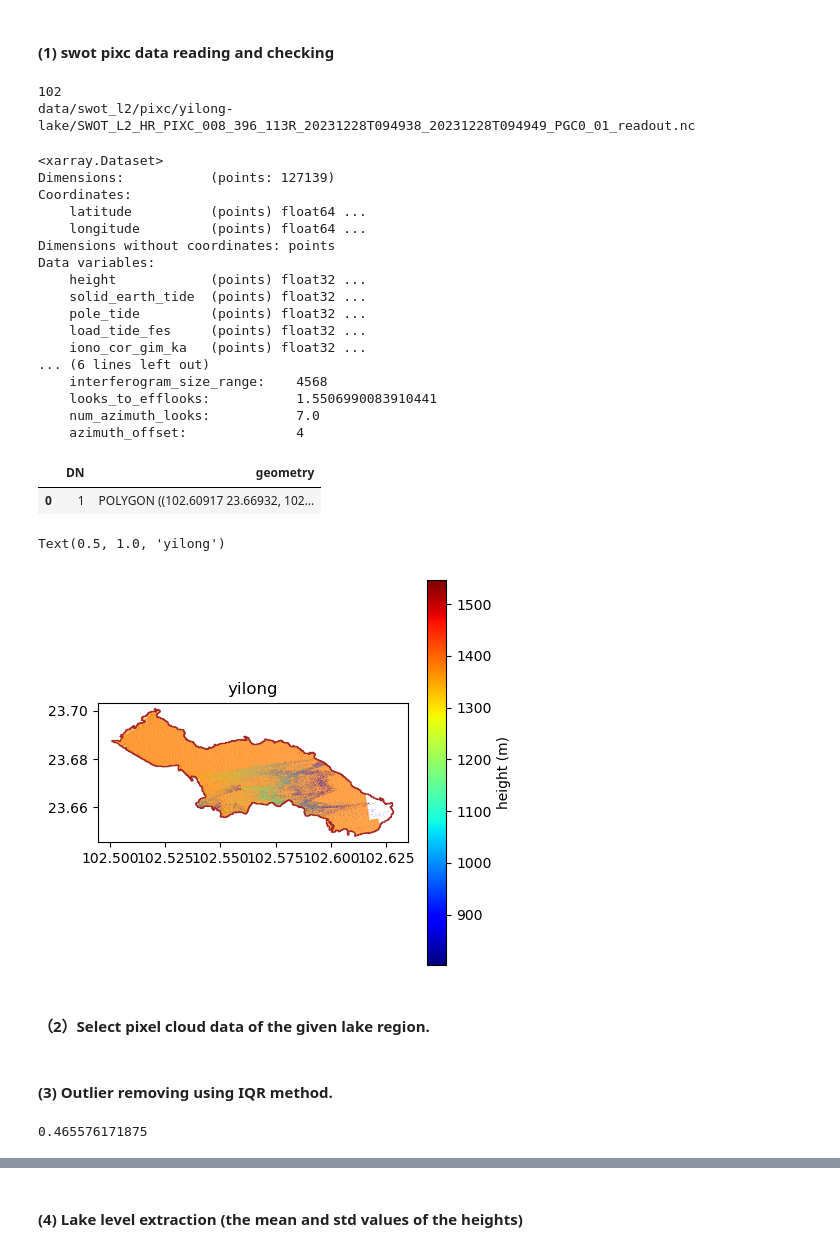
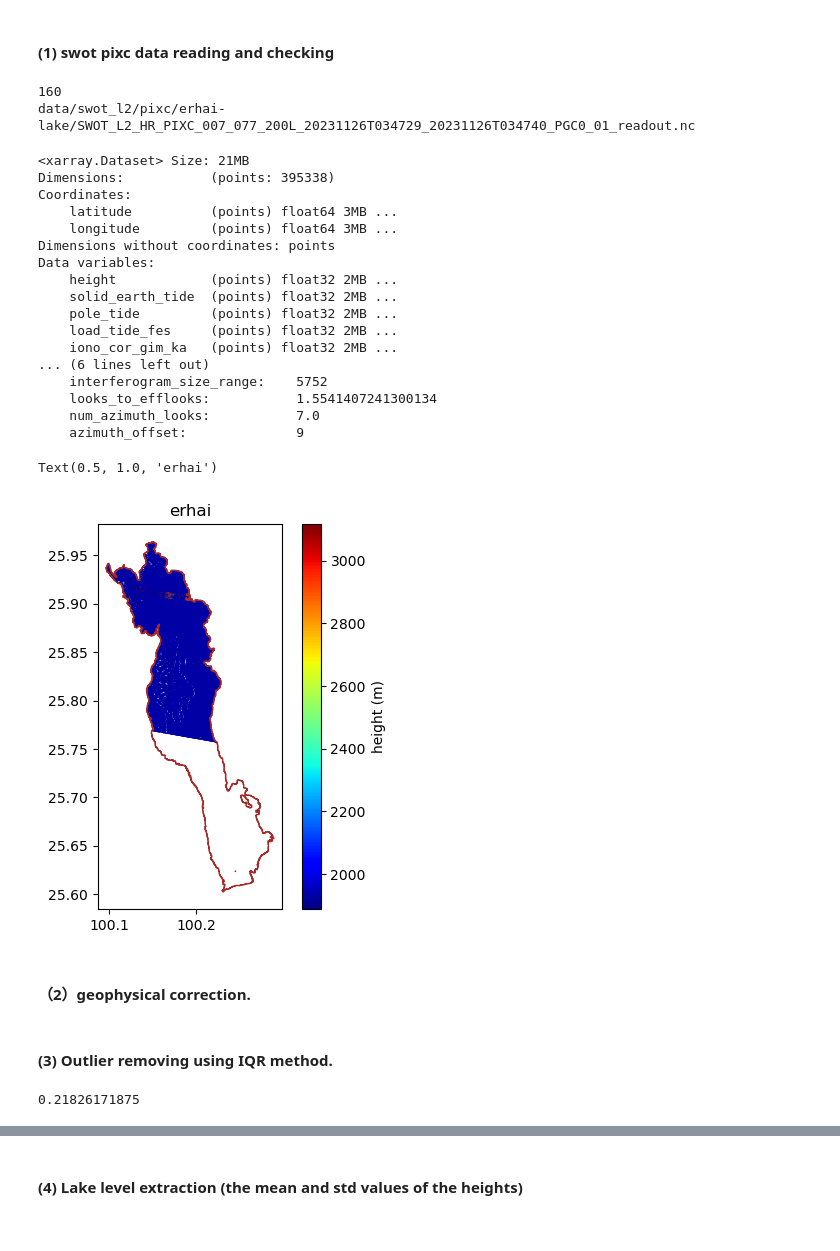
Before and after one commit to xinluo2018/Yunnan-Surface-Water, a Jupyter notebook: notebooks/3_swot_pixc_proc.ipynb, the cells around one changed output, grey strips where cells are left out. Drawn from its saved outputs; the diff is of its cells as text; code cells hidden in the pictures.

```diff
--- a/notebooks/3_swot_pixc_proc.ipynb
+++ b/notebooks/3_swot_pixc_proc.ipynb
@@ -17,9 +22,9 @@ from utils.swot_utils import IQR_filter
 from utils.date_transform import date_to_decimal, decimal_to_date
 # %%
 ### Lakes: chenghai, dianchi, erhai, fuxian, lugu, qilu, xingyun, yangzonghai, yilong
-lake_name = 'yilong'
+lake_name = 'erhai'
 dir_pixc = 'data/swot_l2/pixc/'+ lake_name +'-lake'
-path_lake_vec = 'data/lakes-vec/'+lake_name+'_s2_20240415.gpkg'
+path_lake_vec = 'data/lakes-vec/'+lake_name+'_s2_20240801.gpkg'
 # %% [markdown]
 #### (1) swot pixc data reading and checking
 # %%
@@ -34,45 +39,41 @@ print(path_file)
 pixc_nc = xr.open_dataset(path_file)
 pixc_nc
 # %% [output]
-102
-data/swot_l2/pixc/yilong-lake/SWOT_L2_HR_PIXC_008_396_113R_20231228T094938_20231228T094949_PGC0_01_readout.nc
+160
+data/swot_l2/pixc/erhai-lake/SWOT_L2_HR_PIXC_007_077_200L_20231126T034729_20231126T034740_PGC0_01_readout.nc
-<xarray.Dataset>
-Dimensions:           (points: 127139)
+<xarray.Dataset> Size: 21MB
+Dimensions:           (points: 395338)
 Coordinates:
-    latitude          (points) float64 ...
-    longitude         (points) float64 ...
+    latitude          (points) float64 3MB ...
+    longitude         (points) float64 3MB ...
 Dimensions without coordinates: points
 Data variables:
-    height            (points) float32 ...
-    solid_earth_tide  (points) float32 ...
-    pole_tide         (points) float32 ...
-    load_tide_fes     (points) float32 ...
-    iono_cor_gim_ka   (points) float32 ...
+    height            (points) float32 2MB ...
+    solid_earth_tide  (points) float32 2MB ...
+    pole_tide         (points) float32 2MB ...
+    load_tide_fes     (points) float32 2MB ...
+    iono_cor_gim_ka   (points) float32 2MB ...
 ... (6 lines left out)
-    interferogram_size_range:    4568
-    looks_to_efflooks:           1.5506990083910441
+    interferogram_size_range:    5752
+    looks_to_efflooks:           1.5541407241300134
     num_azimuth_looks:           7.0
-    azimuth_offset:              4
+    azimuth_offset:              9
 # %%
 ## auxiliary data
-lake_gpd = gpd.read_file(path_lake_vec).to_crs(4326)
-lake_gpd
+lake_gdf = gpd.read_file(path_lake_vec).to_crs(4326)
-# %% [output]
-|  | DN | geometry |
-| 0 | 1 | POLYGON ((102.60917 23.66932, 102... |
 # %%
 fig, ax = plt.subplots(figsize=(5,5))
 scat = ax.scatter(x=pixc_nc.longitude, y=pixc_nc.latitude, c=pixc_nc.height,
             s=0.1, edgecolor='none', cmap='jet')
-lake_gpd.plot(ax=ax, edgecolor='Brown', facecolor='none', linewidth=1)
+lake_gdf.plot(ax=ax, edgecolor='Brown', facecolor='none', linewidth=1)
 # ctx.add_basemap(ax, crs=lake_gpd.crs.to_string())  ## time comsuming
 fig.colorbar(scat).set_label('height (m)')
 ax.set_title(lake_name)
 # %% [output]
-Text(0.5, 1.0, 'yilong')
+Text(0.5, 1.0, 'erhai')
-[figure, old version]
+[figure, new version]
-# %% [markdown]
-#### （2）Select pixel cloud data of the given lake region.
+# %% [markdown]
+#### （2）geophysical correction.
 # %%
 def height_cor(pixc_nc):
     """geophysical corrections for the height data.
@@ -100,7 +101,7 @@ while IQR > 0.5:
     if iter == 3: break   ## max iteration: 4 times.
 print(IQR)
 # %% [output]
-0.465576171875
+0.21826171875
 # %%
 # rsimg_io = readTiff(path_img)
 # crs='EPSG:4326'
```
Also changed, not shown: parts of 8 cells of this notebook, 23 other files.
